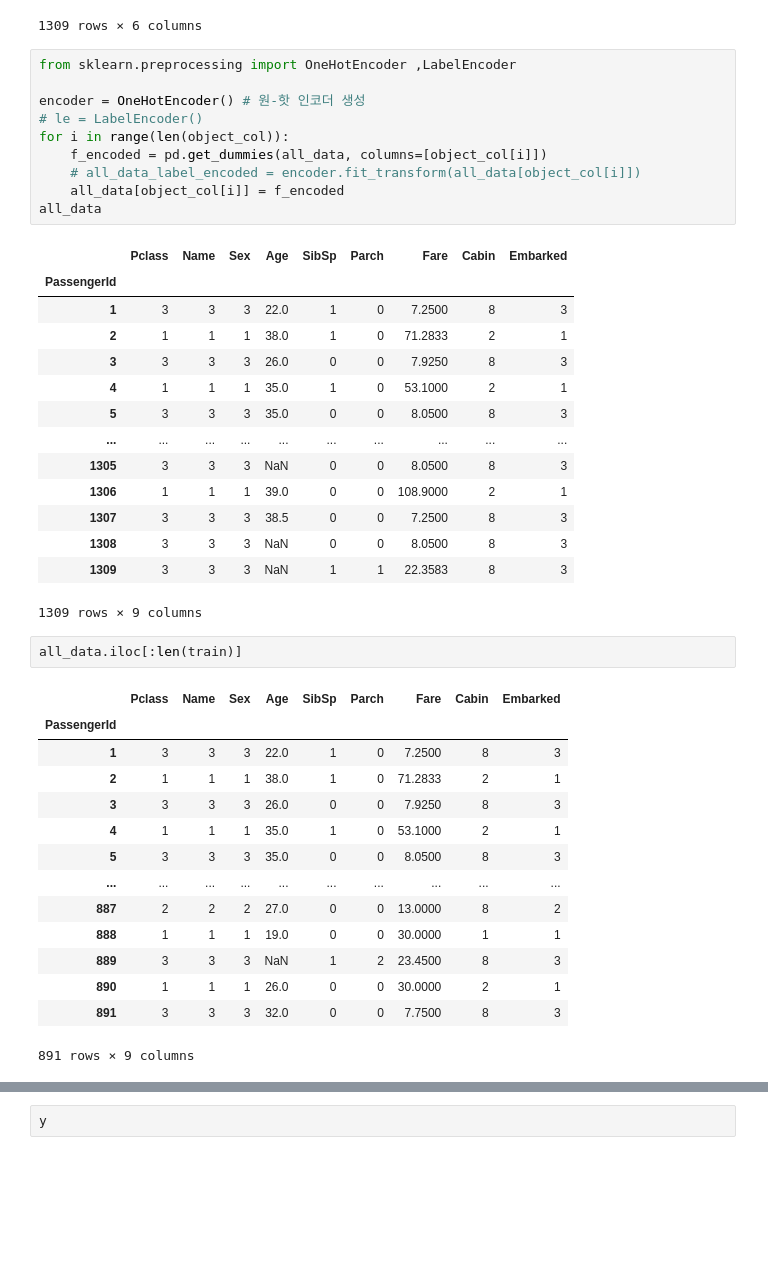
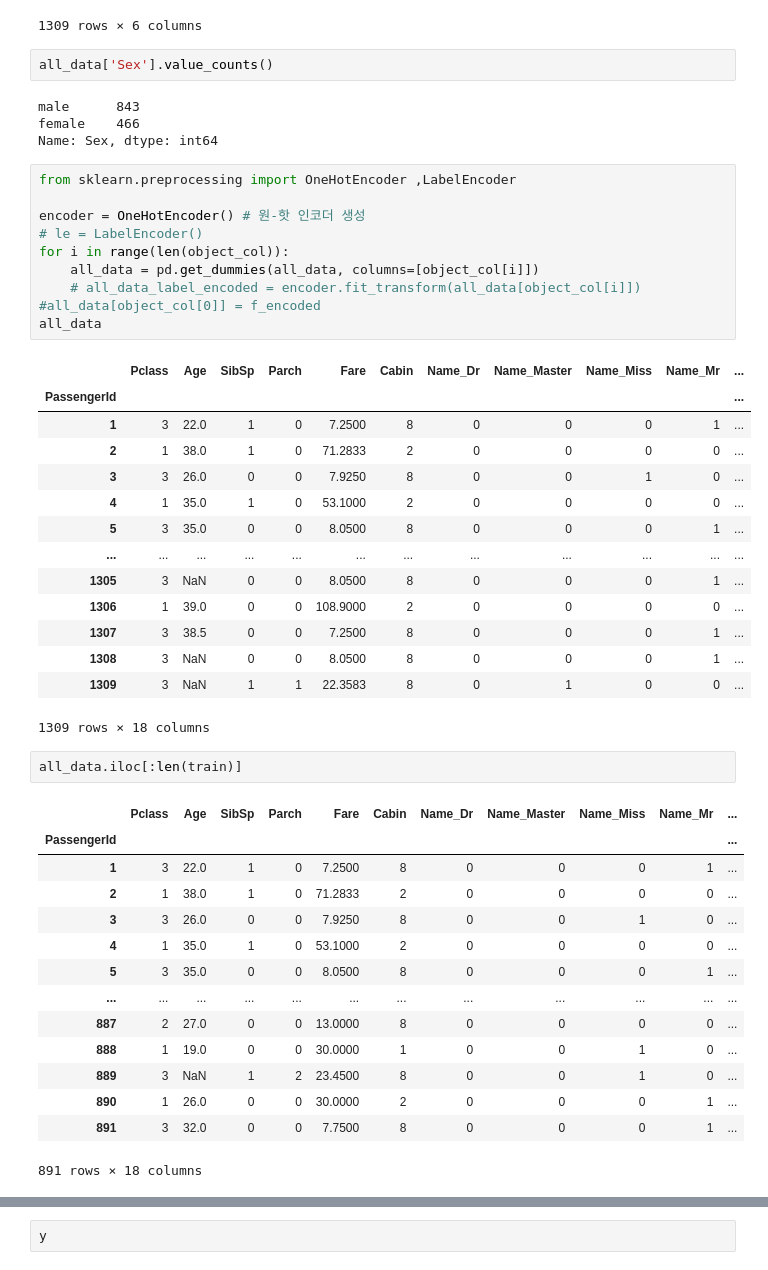
Before and after one commit to CodingDataAnalysis/ParkSH, a Jupyter notebook: Data_and_CodingTest/DataScience/타이타닉_로지스틱/23_05_21/LightGBM_XGBoost_모델링_Labtop_tistory.ipynb, the cells around one changed output, grey strips where cells are left out. Saved outputs shown, nothing was run; the diff lists cells and outputs as text; blank space fills up the shorter version.

```diff
--- a/Data_and_CodingTest/DataScience/타이타닉_로지스틱/23_05_21/LightGBM_XGBoost_모델링_Labtop_tistory.ipynb
+++ b/Data_and_CodingTest/DataScience/타이타닉_로지스틱/23_05_21/LightGBM_XGBoost_모델링_Labtop_tistory.ipynb
@@ -542,45 +542,51 @@ all_data[binary_col]
 | 1308 | 3 | NaN | 0 | 0 | 8.0500 | 8 |
 | 1309 | 3 | NaN | 1 | 1 | 22.3583 | 8 |
 1309 rows × 6 columns
+# %%
+all_data['Sex'].value_counts()
+# %% [output]
+male      843
+female    466
+Name: Sex, dtype: int64
 # %%
 from sklearn.preprocessing import OneHotEncoder ,LabelEncoder
 
 encoder = OneHotEncoder() # 원-핫 인코더 생성
 # le = LabelEncoder()
 for i in range(len(object_col)):
-    f_encoded = pd.get_dummies(all_data, columns=[object_col[i]])
+    all_data = pd.get_dummies(all_data, columns=[object_col[i]])
     # all_data_label_encoded = encoder.fit_transform(all_data[object_col[i]])
-    all_data[object_col[i]] = f_encoded
+#all_data[object_col[0]] = f_encoded
 all_data
 # %% [output]
-|  | Pclass | Name | Sex | Age | SibSp | Parch | Fare | Cabin | Embarked |
-| PassengerId |  |  |  |  |  |  |  |  |  |
-| 1 | 3 | 3 | 3 | 22.0 | 1 | 0 | 7.2500 | 8 | 3 |
-| 2 | 1 | 1 | 1 | 38.0 | 1 | 0 | 71.2833 | 2 | 1 |
-| 3 | 3 | 3 | 3 | 26.0 | 0 | 0 | 7.9250 | 8 | 3 |
-| 4 | 1 | 1 | 1 | 35.0 | 1 | 0 | 53.1000 | 2 | 1 |
-| 5 | 3 | 3 | 3 | 35.0 | 0 | 0 | 8.0500 | 8 | 3 |
-| ... | ... | ... | ... | ... | ... | ... | ... | ... | ... |
-| 1305 | 3 | 3 | 3 | NaN | 0 | 0 | 8.0500 | 8 | 3 |
-| 1306 | 1 | 1 | 1 | 39.0 | 0 | 0 | 108.9000 | 2 | 1 |
-| 1307 | 3 | 3 | 3 | 38.5 | 0 | 0 | 7.2500 | 8 | 3 |
-| 1308 | 3 | 3 | 3 | NaN | 0 | 0 | 8.0500 | 8 | 3 |
-| 1309 | 3 | 3 | 3 | NaN | 1 | 1 | 22.3583 | 8 | 3 |
+|  | Pclass | Age | SibSp | Parch | Fare | Cabin | Name_Dr | Name_Master | Name_Miss | Name_Mr | ... |
+| PassengerId |  |  |  |  |  |  |  |  |  |  | ... |
+| 1 | 3 | 22.0 | 1 | 0 | 7.2500 | 8 | 0 | 0 | 0 | 1 | ... |
+| 2 | 1 | 38.0 | 1 | 0 | 71.2833 | 2 | 0 | 0 | 0 | 0 | ... |
+| 3 | 3 | 26.0 | 0 | 0 | 7.9250 | 8 | 0 | 0 | 1 | 0 | ... |
+| 4 | 1 | 35.0 | 1 | 0 | 53.1000 | 2 | 0 | 0 | 0 | 0 | ... |
+| 5 | 3 | 35.0 | 0 | 0 | 8.0500 | 8 | 0 | 0 | 0 | 1 | ... |
+| ... | ... | ... | ... | ... | ... | ... | ... | ... | ... | ... | ... |
+| 1305 | 3 | NaN | 0 | 0 | 8.0500 | 8 | 0 | 0 | 0 | 1 | ... |
+| 1306 | 1 | 39.0 | 0 | 0 | 108.9000 | 2 | 0 | 0 | 0 | 0 | ... |
+| 1307 | 3 | 38.5 | 0 | 0 | 7.2500 | 8 | 0 | 0 | 0 | 1 | ... |
+| 1308 | 3 | NaN | 0 | 0 | 8.0500 | 8 | 0 | 0 | 0 | 1 | ... |
+| 1309 | 3 | NaN | 1 | 1 | 22.3583 | 8 | 0 | 1 | 0 | 0 | ... |
-1309 rows × 9 columns
+1309 rows × 18 columns
 # %%
 all_data.iloc[:len(train)]
 # %% [output]
-|  | Pclass | Name | Sex | Age | SibSp | Parch | Fare | Cabin | Embarked |
-| PassengerId |  |  |  |  |  |  |  |  |  |
-| 1 | 3 | 3 | 3 | 22.0 | 1 | 0 | 7.2500 | 8 | 3 |
-| 2 | 1 | 1 | 1 | 38.0 | 1 | 0 | 71.2833 | 2 | 1 |
-| 3 | 3 | 3 | 3 | 26.0 | 0 | 0 | 7.9250 | 8 | 3 |
-| 4 | 1 | 1 | 1 | 35.0 | 1 | 0 | 53.1000 | 2 | 1 |
-| 5 | 3 | 3 | 3 | 35.0 | 0 | 0 | 8.0500 | 8 | 3 |
-| ... | ... | ... | ... | ... | ... | ... | ... | ... | ... |
-| 887 | 2 | 2 | 2 | 27.0 | 0 | 0 | 13.0000 | 8 | 2 |
-| 888 | 1 | 1 | 1 | 19.0 | 0 | 0 | 30.0000 | 1 | 1 |
-| 889 | 3 | 3 | 3 | NaN | 1 | 2 | 23.4500 | 8 | 3 |
-| 890 | 1 | 1 | 1 | 26.0 | 0 | 0 | 30.0000 | 2 | 1 |
-| 891 | 3 | 3 | 3 | 32.0 | 0 | 0 | 7.7500 | 8 | 3 |
+|  | Pclass | Age | SibSp | Parch | Fare | Cabin | Name_Dr | Name_Master | Name_Miss | Name_Mr | ... |
+| PassengerId |  |  |  |  |  |  |  |  |  |  | ... |
+| 1 | 3 | 22.0 | 1 | 0 | 7.2500 | 8 | 0 | 0 | 0 | 1 | ... |
+| 2 | 1 | 38.0 | 1 | 0 | 71.2833 | 2 | 0 | 0 | 0 | 0 | ... |
+| 3 | 3 | 26.0 | 0 | 0 | 7.9250 | 8 | 0 | 0 | 1 | 0 | ... |
+| 4 | 1 | 35.0 | 1 | 0 | 53.1000 | 2 | 0 | 0 | 0 | 0 | ... |
+| 5 | 3 | 35.0 | 0 | 0 | 8.0500 | 8 | 0 | 0 | 0 | 1 | ... |
+| ... | ... | ... | ... | ... | ... | ... | ... | ... | ... | ... | ... |
+| 887 | 2 | 27.0 | 0 | 0 | 13.0000 | 8 | 0 | 0 | 0 | 0 | ... |
+| 888 | 1 | 19.0 | 0 | 0 | 30.0000 | 1 | 0 | 0 | 1 | 0 | ... |
+| 889 | 3 | NaN | 1 | 2 | 23.4500 | 8 | 0 | 0 | 1 | 0 | ... |
+| 890 | 1 | 26.0 | 0 | 0 | 30.0000 | 2 | 0 | 0 | 0 | 1 | ... |
+| 891 | 3 | 32.0 | 0 | 0 | 7.7500 | 8 | 0 | 0 | 0 | 1 | ... |
-891 rows × 9 columns
+891 rows × 18 columns
```
Also changed, not shown: parts of 57 cells of this notebook, 20 other files.
